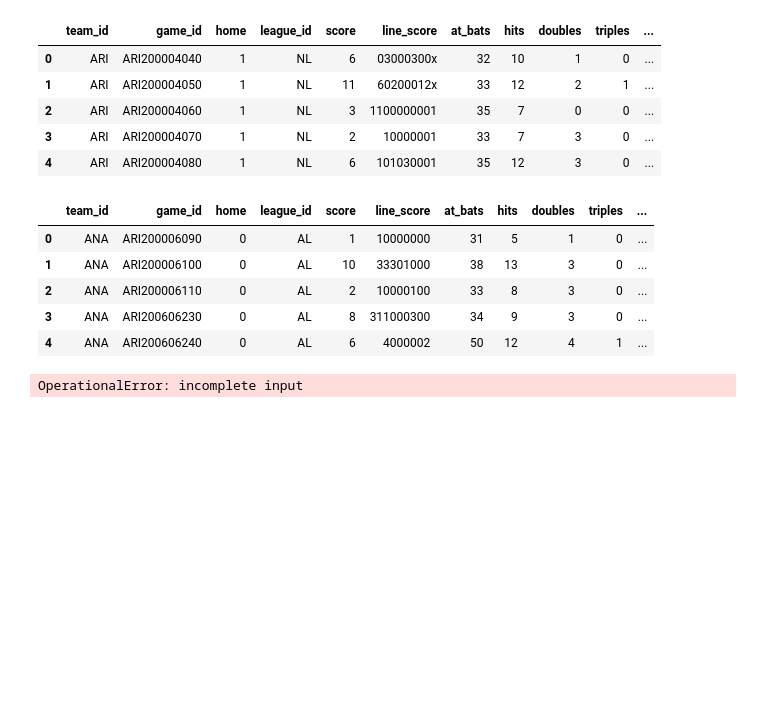
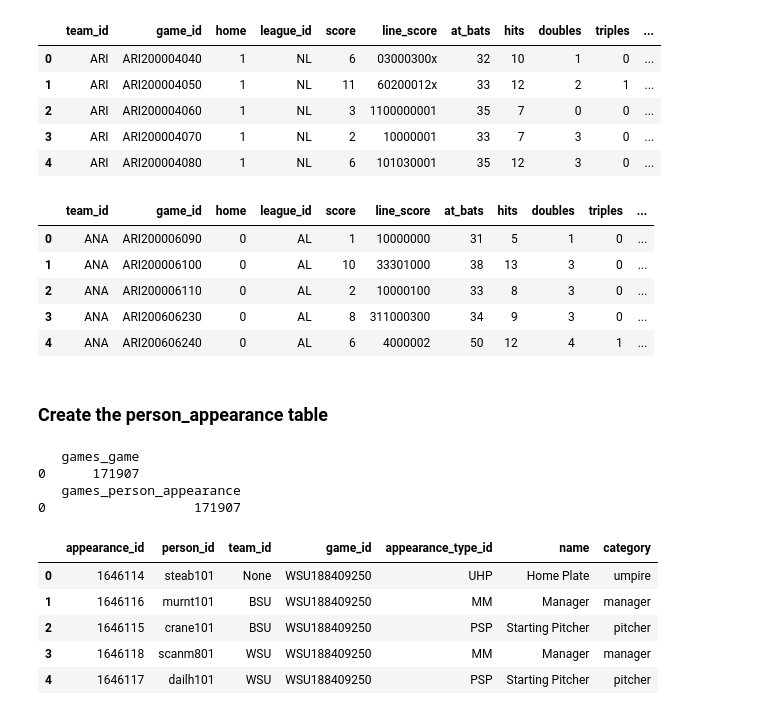
Before and after one commit to cfrisby/DataQuest_Projects, a Jupyter notebook: Designing and Creating a Database/MLB_Database.ipynb, the cells around one changed output. Drawn from its saved outputs; the diff is of its cells as text; code cells hidden in the pictures; blank space fills up the shorter version.

Commit message:
Finish creating tables for new database schema

```diff
--- a/Designing and Creating a Database/MLB_Database.ipynb
+++ b/Designing and Creating a Database/MLB_Database.ipynb
@@ -516,4 +560,6 @@ run_query(q)
 | 2 | ANA | ARI200006110 | 0 | AL | 2 | 10000100 | 33 | 8 | 3 | 0 | ... |
 | 3 | ANA | ARI200606230 | 0 | AL | 8 | 311000300 | 34 | 9 | 3 | 0 | ... |
 | 4 | ANA | ARI200606240 | 0 | AL | 6 | 4000002 | 50 | 12 | 4 | 1 | ... |
+# %% [markdown]
+### Create the person_appearance table
 # %%
@@ -545,7 +595,7 @@ SELECT
 FROM game_log
 WHERE hp_umpire_id IS NOT NULL
 
-/*UNION
+UNION
 
 SELECT
     game_id,
@@ -633,26 +683,13 @@ UNION
 SELECT
     game_id,
     CASE
-        WHEN h_score > v_score THEN v_name
-        ELSE h_name
+        WHEN h_score < v_score THEN h_name
+        ELSE v_name
         END,
     losing_pitcher_id,
     "ALP"
 FROM game_log
 WHERE losing_pitcher_id IS NOT NULL
-
-UNION
-
-SELECT
-    game_id,
-    CASE
-        WHEN h_score > v_score THEN h_name
-        ELSE v_name
-        END,
-    saving_pitcher_id,
-    "ASP"
-FROM game_log
-WHERE saving_pitcher_id IS NOT NULL
 
 UNION
 
@@ -684,7 +721,7 @@ UNION
 
 SELECT
     game_id,
-    h_name
+    h_name,
     h_starting_pitcher_id,
     "PSP"
 FROM game_log
@@ -698,11 +735,9 @@ SELECT
     v_starting_pitcher_id,
     "PSP"
 FROM game_log
-WHERE v_starting_pitcher_id IS NOT NULL*/
+WHERE v_starting_pitcher_id IS NOT NULL
 """
 run_command(insert_data_person_appearance)
-# %% [output]
-OperationalError: incomplete input
 # %%
 template = """
 INSERT INTO person_appearance (
@@ -746,0 +776,29 @@ run_query(q)
+# %%
+print(run_query("SELECT COUNT(DISTINCT game_id) games_game FROM game"))
+print(run_query("SELECT COUNT(DISTINCT game_id) games_person_appearance FROM person_appearance"))
+
+q = """
+SELECT
+    pa.*,
+    at.name,
+    at.category
+FROM person_appearance pa
+INNER JOIN appearance_type at on at.appearance_type_id = pa.appearance_type_id
+WHERE PA.game_id = (
+                   SELECT max(game_id)
+                    FROM person_appearance
+                   )
+ORDER BY team_id, appearance_type_id
+"""
+run_query(q)
+# %% [output]
+   games_game
+0      171907
+   games_person_appearance
+0                   171907
+|  | appearance_id | person_id | team_id | game_id | appearance_type_id | name | category |
+| 0 | 1646114 | steab101 | None | WSU188409250 | UHP | Home Plate | umpire |
+| 1 | 1646116 | murnt101 | BSU | WSU188409250 | MM | Manager | manager |
+| 2 | 1646115 | crane101 | BSU | WSU188409250 | PSP | Starting Pitcher | pitcher |
+| 3 | 1646118 | scanm801 | WSU | WSU188409250 | MM | Manager | manager |
+| 4 | 1646117 | dailh101 | WSU | WSU188409250 | PSP | Starting Pitcher | pitcher |
```
Also changed, not shown: parts of 21 cells of this notebook, 1 other file.
